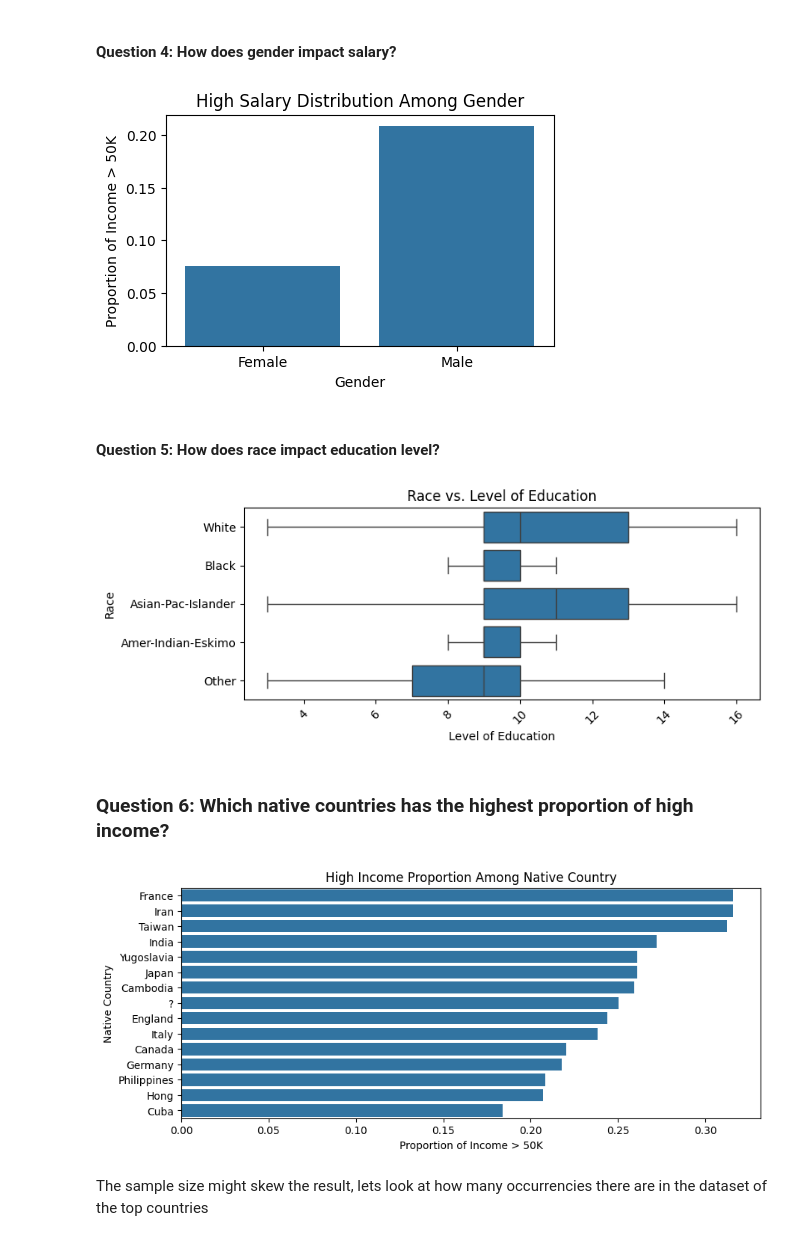
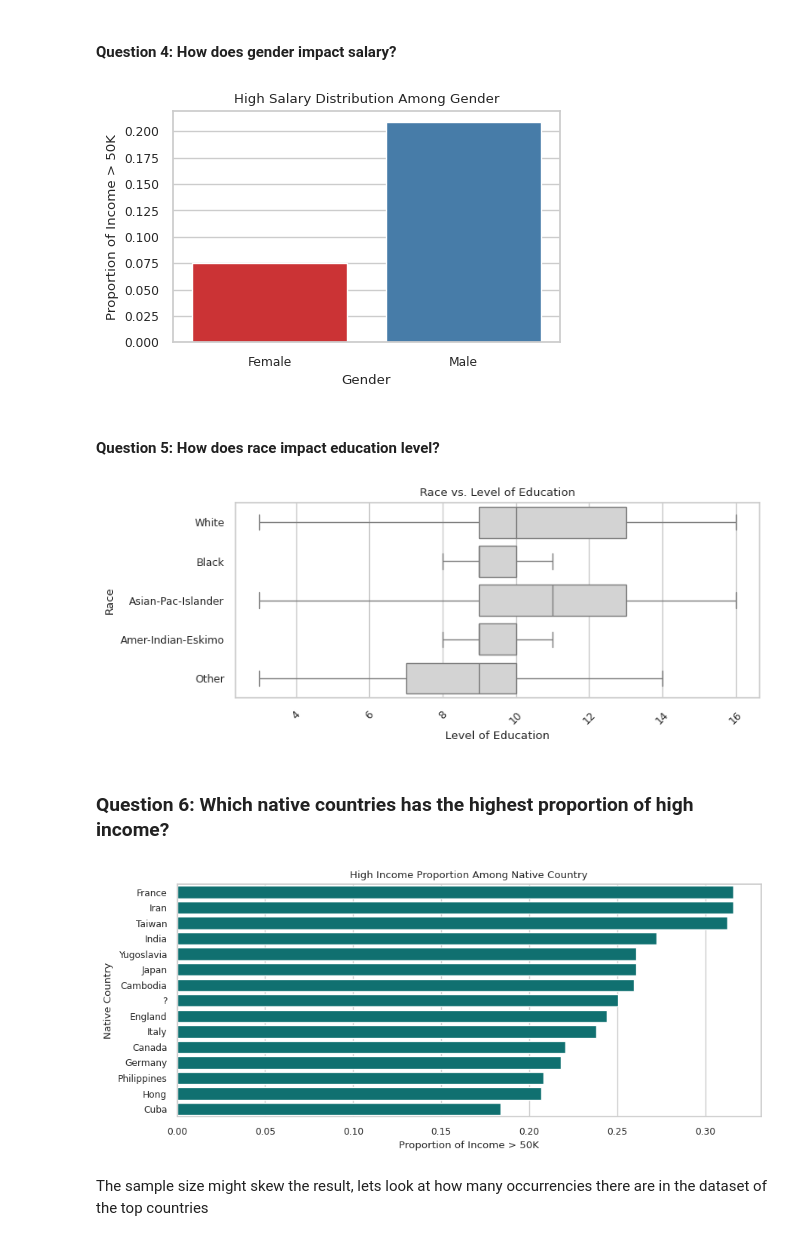
Before and after one commit to ss73/Programming-in-Python-Standard-and-External-Library-Packages-5KK048-53603, a Jupyter notebook: examination-track-2-salary-prediction.ipynb, the cells around one changed output. Cells and saved outputs as stored; diff of their text form; code cells hidden in the pictures.

```diff
--- a/examination-track-2-salary-prediction.ipynb
+++ b/examination-track-2-salary-prediction.ipynb
@@ -150,7 +132,8 @@ income_distribution = df_cleaned.groupby('age_group', observed=False)['above-50k
 
 # Plot the income distribution
 plt.figure(figsize=(5, 3))
-sns.barplot(x=income_distribution.index, y=income_distribution.values)
+sns.set(style="whitegrid", font="sans-serif", font_scale=0.8)
+sns.barplot(x=income_distribution.index, y=income_distribution.values, color='lightgray', edgecolor='black', linewidth=0.5)
 plt.xlabel('Age Group')
 plt.ylabel('Proportion of Income > 50K')
 plt.title('Income Distribution Among Different Age Groups')
@@ -199,41 +182,41 @@ plt.show()
 income_distribution = df_cleaned.groupby('sex', observed=False)['above-50k'].mean()
 # Plot the income distribution
 plt.figure(figsize=(5, 3))
-sns.barplot(x=income_distribution.index, y=income_distribution.values)
+sns.barplot(x=income_distribution.index, y=income_distribution.values, palette='Set1', hue=income_distribution.index)
 plt.xlabel('Gender')
 plt.ylabel('Proportion of Income > 50K')
 plt.title('High Salary Distribution Among Gender')
 plt.show()
 # %% [output]
-[figure, old version]
+[figure, new version]
 # %% [markdown]
 #### Question 5: How does race impact education level?
 # %%
 plt.figure(figsize=(8, 3))
-sns.boxplot(y='race', x='education-num', data=df_cleaned, showfliers=False)
+sns.boxplot(y='race', x='education-num', data=df_cleaned, showfliers=False, color='lightgray')
 plt.ylabel('Race')
 plt.xlabel('Level of Education')
 plt.title('Race vs. Level of Education')
 plt.xticks(rotation=45)
 plt.show()
 # %% [output]
-[figure, old version]
+[figure, new version]
 # %% [markdown]
 ### Question 6: Which native countries has the highest proportion of high income?
 # %%
 #Calculate the income distribution within each native country
 income_distribution = df_cleaned.groupby('native-country', observed=False)['above-50k'].mean()
 # Sort the income distribution in descending order and select the top
 income_distribution = income_distribution.sort_values(ascending=False).head(15)
 #income_distribution = income_distribution.sort_values(ascending=False)
 plt.figure(figsize=(10, 4))
-sns.barplot(y=income_distribution.index, x=income_distribution.values, orient='h')
+sns.barplot(y=income_distribution.index, x=income_distribution.values, orient='h', color='teal')
 plt.ylabel('Native Country')
 plt.xlabel('Proportion of Income > 50K')
 plt.title('High Income Proportion Among Native Country')
 plt.show()
 # %% [output]
-[figure, old version]
+[figure, new version]
 # %% [markdown]
 The sample size might skew the result, lets look at how many occurrencies there are in the dataset of the top countries
 # %%
```
Also changed, not shown: parts of 9 cells of this notebook.
